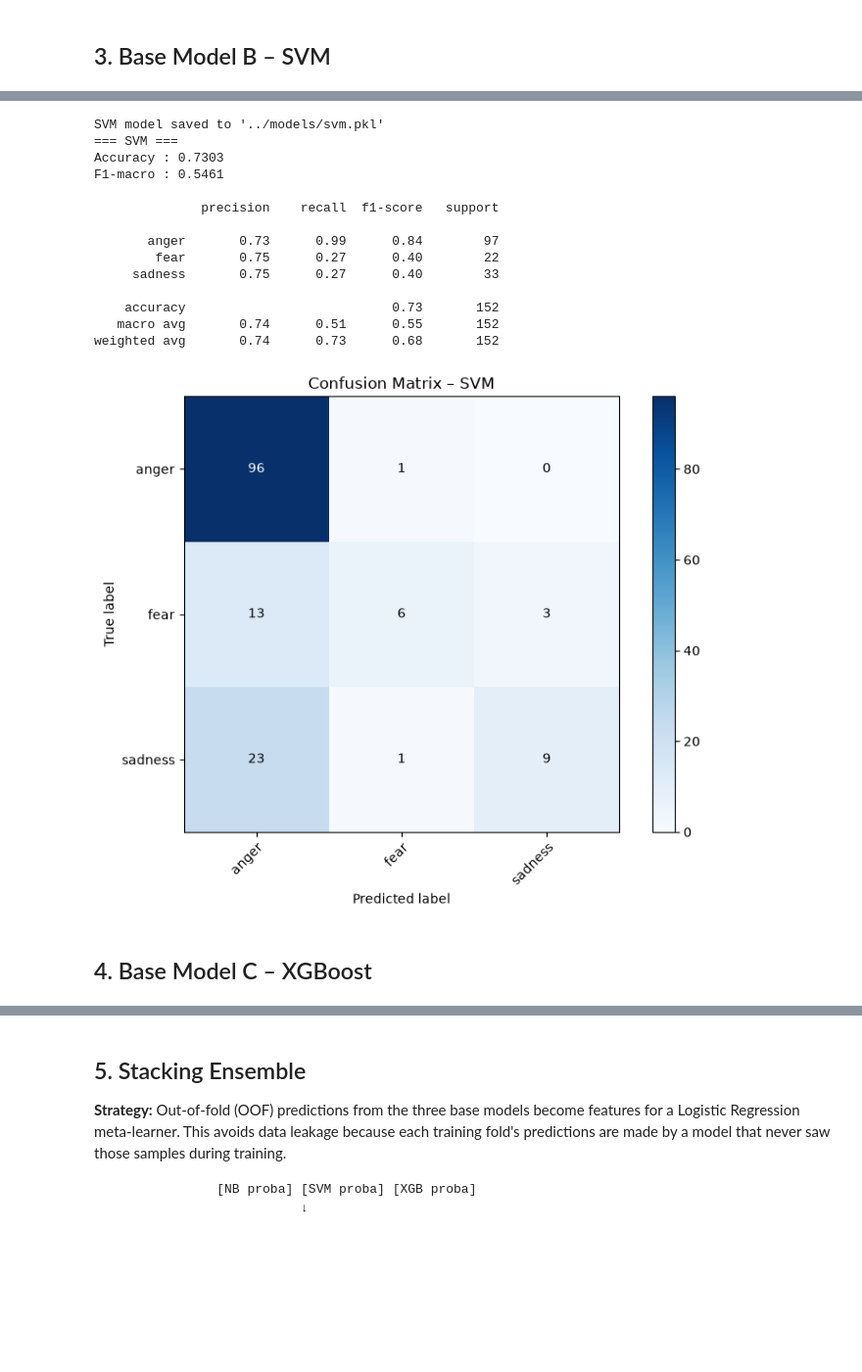
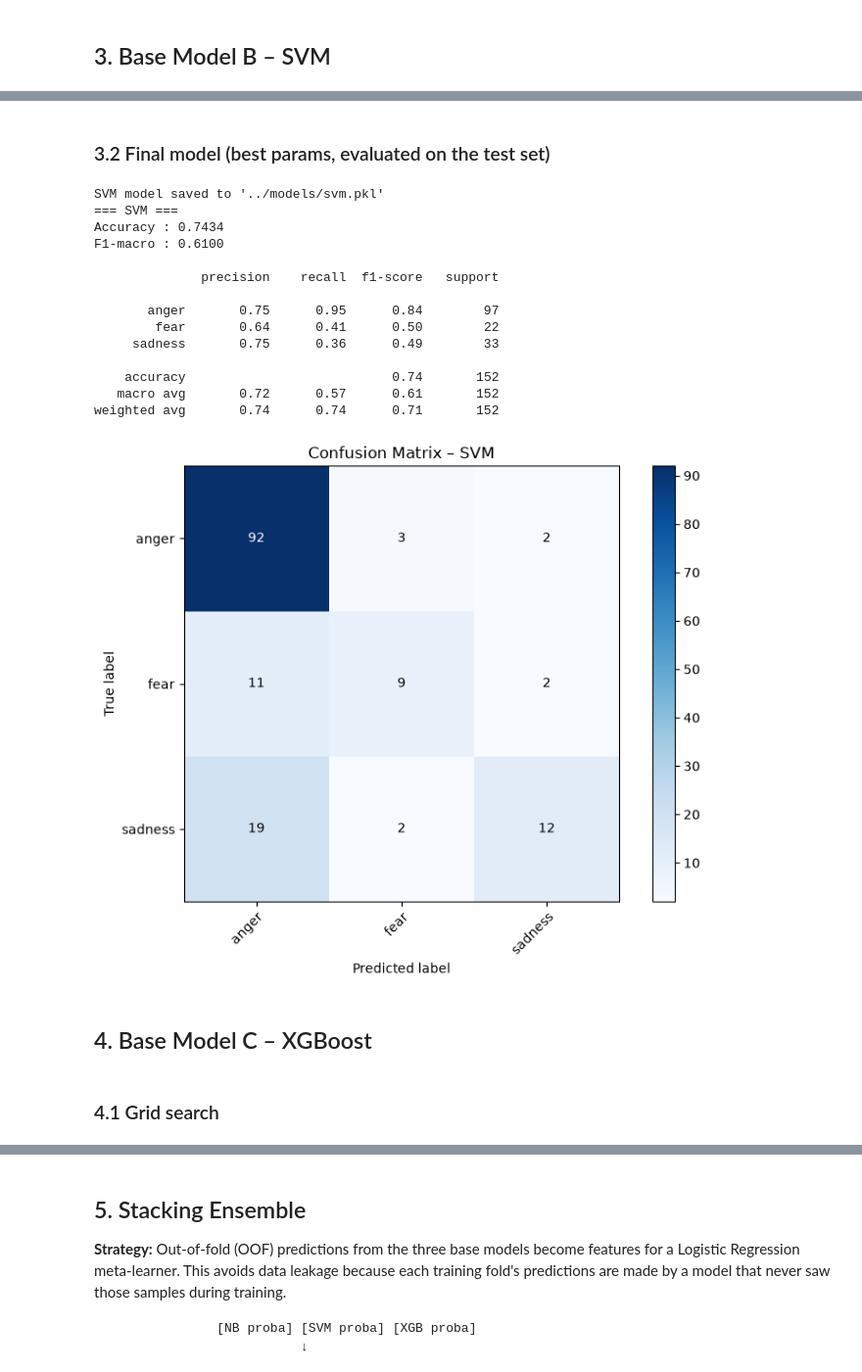
Before and after one commit to WilsonnnTan/ML, a Jupyter notebook: notebooks/model.ipynb, the cells around one changed output, grey strips where cells are left out. Shown at 98% size. Saved outputs shown, nothing was run; the diff lists cells and outputs as text; code cells hidden in the pictures; blank space fills up the shorter version.

```diff
--- a/notebooks/model.ipynb
+++ b/notebooks/model.ipynb
@@ -181,14 +285,8 @@ plt.tight_layout(); save_fig("top_words_per_class"); plt.show()
 # %%
 import joblib
-from sklearn.pipeline import Pipeline
-from sklearn.feature_extraction.text import TfidfVectorizer
-from sklearn.naive_bayes import MultinomialNB
 
 def make_nb():
-    return Pipeline([
-        ("tfidf", TfidfVectorizer(ngram_range=(1, 2), min_df=2, sublinear_tf=True)),
-        ("clf",   MultinomialNB(alpha=0.5)),
-    ])
+    return apply_best(_nb_base(), "nb")     # tuned params from the grid search above
 
 nb_model = make_nb()
 nb_model.fit(X_train, y_train)
@@ -221,0 +322,19 @@ weighted avg       0.79      0.68      0.58       152
+# %%
+from sklearn.svm import LinearSVC
+from sklearn.calibration import CalibratedClassifierCV
+
+def _svm_base():
+    return Pipeline([
+        ("tfidf", TfidfVectorizer(ngram_range=(1, 2), min_df=2, sublinear_tf=True)),
+        # random_state: LinearSVC (liblinear) shuffles data internally -> unseeded = different result every run
+        ("clf",   CalibratedClassifierCV(
+                      LinearSVC(class_weight="balanced", random_state=SEED, max_iter=10000), cv=3)),
+    ])
+
+SVM_GRID = {
+    "tfidf__ngram_range":        [(1, 1), (1, 2)],
+    "tfidf__min_df":             [1, 2],
+    "clf__estimator__C":         [0.1, 0.3, 1, 3, 10],
+    "clf__estimator__class_weight": [None, "balanced"],
+}
+gs_svm = run_grid_search("svm", "SVM", _svm_base(), SVM_GRID)
@@ -222,39 +351,37 @@ weighted avg       0.79      0.68      0.58       152
+# %% [markdown]
+### 3.2 Final model (best params, evaluated on the test set)
 # %%
-from sklearn.svm import LinearSVC
-from sklearn.calibration import CalibratedClassifierCV
-
 def make_svm():
-    return Pipeline([
-        ("tfidf", TfidfVectorizer(ngram_range=(1, 2), min_df=2, sublinear_tf=True)),
-        ("clf",   CalibratedClassifierCV(LinearSVC(class_weight="balanced"), cv=3)),
-    ])
+    return apply_best(_svm_base(), "svm")   # tuned params from the grid search above
 
 svm_model = make_svm()
 svm_model.fit(X_train, y_train)
 
 y_pred_svm = svm_model.predict(X_test)
 
 # Save
 svm_path = os.path.join(MODELS_DIR, "svm.pkl")
 joblib.dump(svm_model, svm_path)
 print(f"SVM model saved to '{svm_path}'")
 
 evaluate("SVM", y_test, y_pred_svm)
 # %% [output]
 SVM model saved to '../models/svm.pkl'
 === SVM ===
-Accuracy : 0.7303
-F1-macro : 0.5461
+Accuracy : 0.7434
+F1-macro : 0.6100
 
               precision    recall  f1-score   support
 
-       anger       0.73      0.99      0.84        97
-        fear       0.75      0.27      0.40        22
-     sadness       0.75      0.27      0.40        33
+       anger       0.75      0.95      0.84        97
+        fear       0.64      0.41      0.50        22
+     sadness       0.75      0.36      0.49        33
 
-    accuracy                           0.73       152
-   macro avg       0.74      0.51      0.55       152
-weighted avg       0.74      0.73      0.68       152
+    accuracy                           0.74       152
+   macro avg       0.72      0.57      0.61       152
+weighted avg       0.74      0.74      0.71       152
-[figure, old version]
+[figure, new version]
 # %% [markdown]
 ## 4. Base Model C – XGBoost
+# %% [markdown]
+### 4.1 Grid search
```
Also changed, not shown: parts of 26 cells of this notebook, 13 other files.
